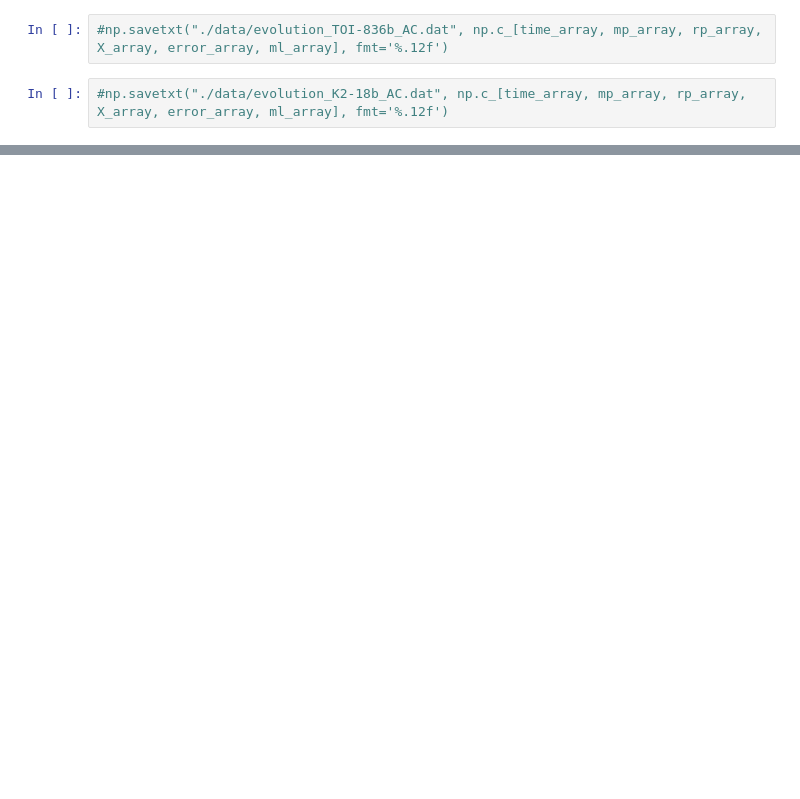
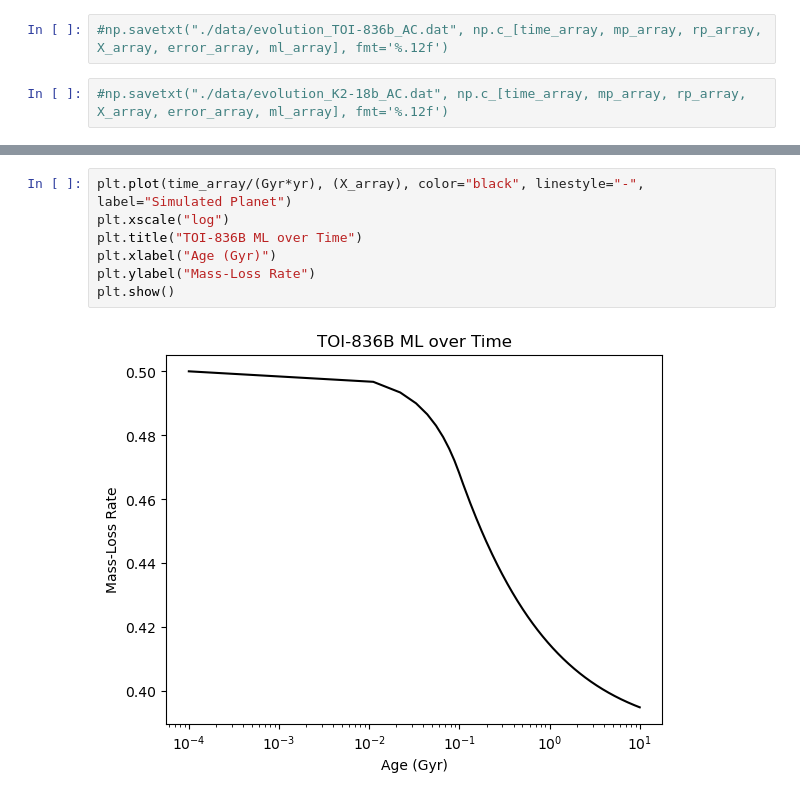
Before and after one commit to an0wen/astro9-w25-steamworldsloss, a Jupyter notebook: planet_evolution_AC.ipynb, the cells around one changed output, grey strips where cells are left out. Saved outputs shown, nothing was run; the diff lists cells and outputs as text; blank space fills up the shorter version.

```diff
--- a/planet_evolution_AC.ipynb
+++ b/planet_evolution_AC.ipynb
@@ -229,0 +240,9 @@ plt.show()
+# %%
+plt.plot(time_array/(Gyr*yr), (X_array), color="black", linestyle="-", label="Simulated Planet")
+plt.xscale("log")
+plt.title("TOI-836B ML over Time")
+plt.xlabel("Age (Gyr)")
+plt.ylabel("Mass-Loss Rate")
+plt.show()
+# %% [output]
+[figure, added]
```
Also changed, not shown: parts of 15 cells of this notebook.
